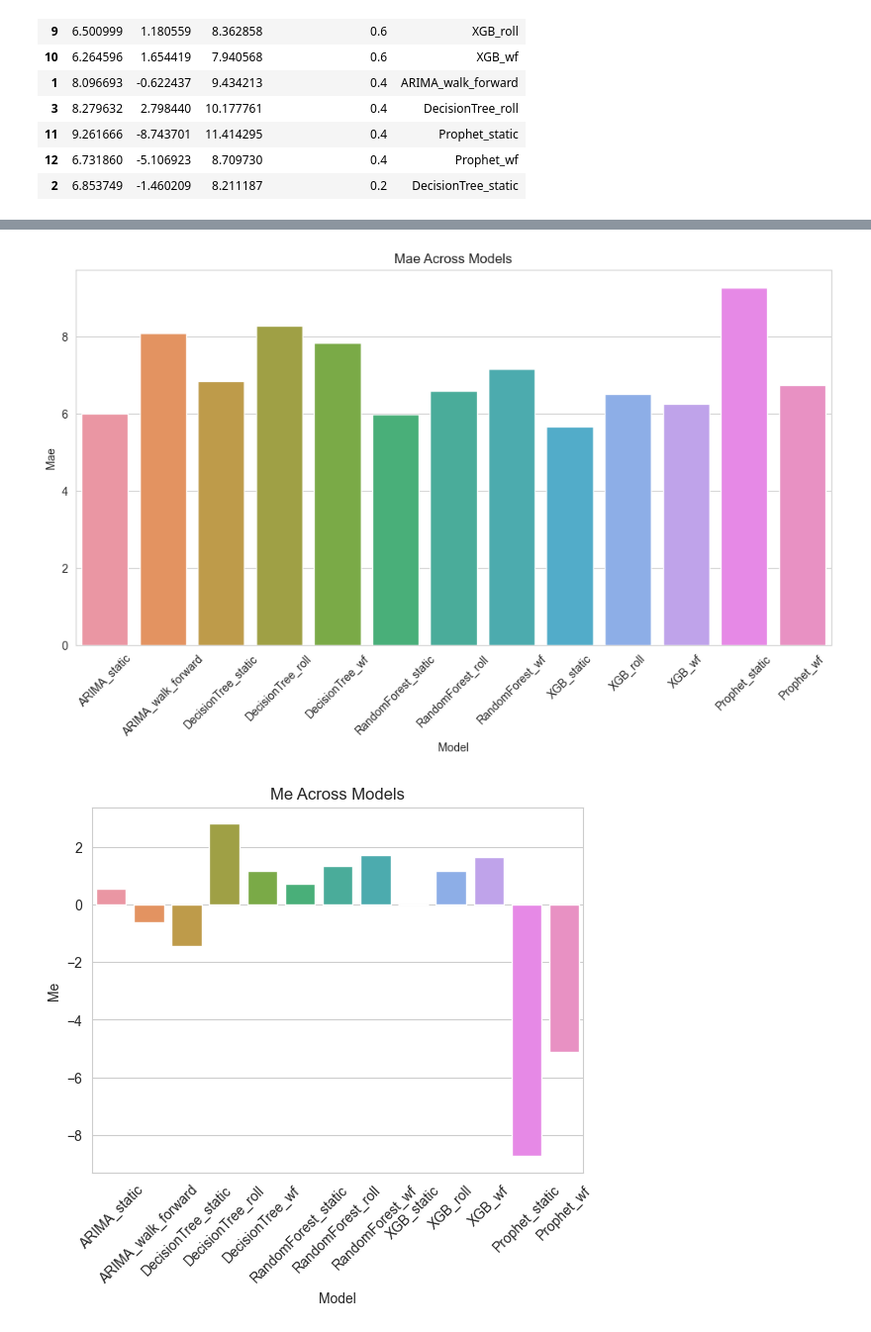
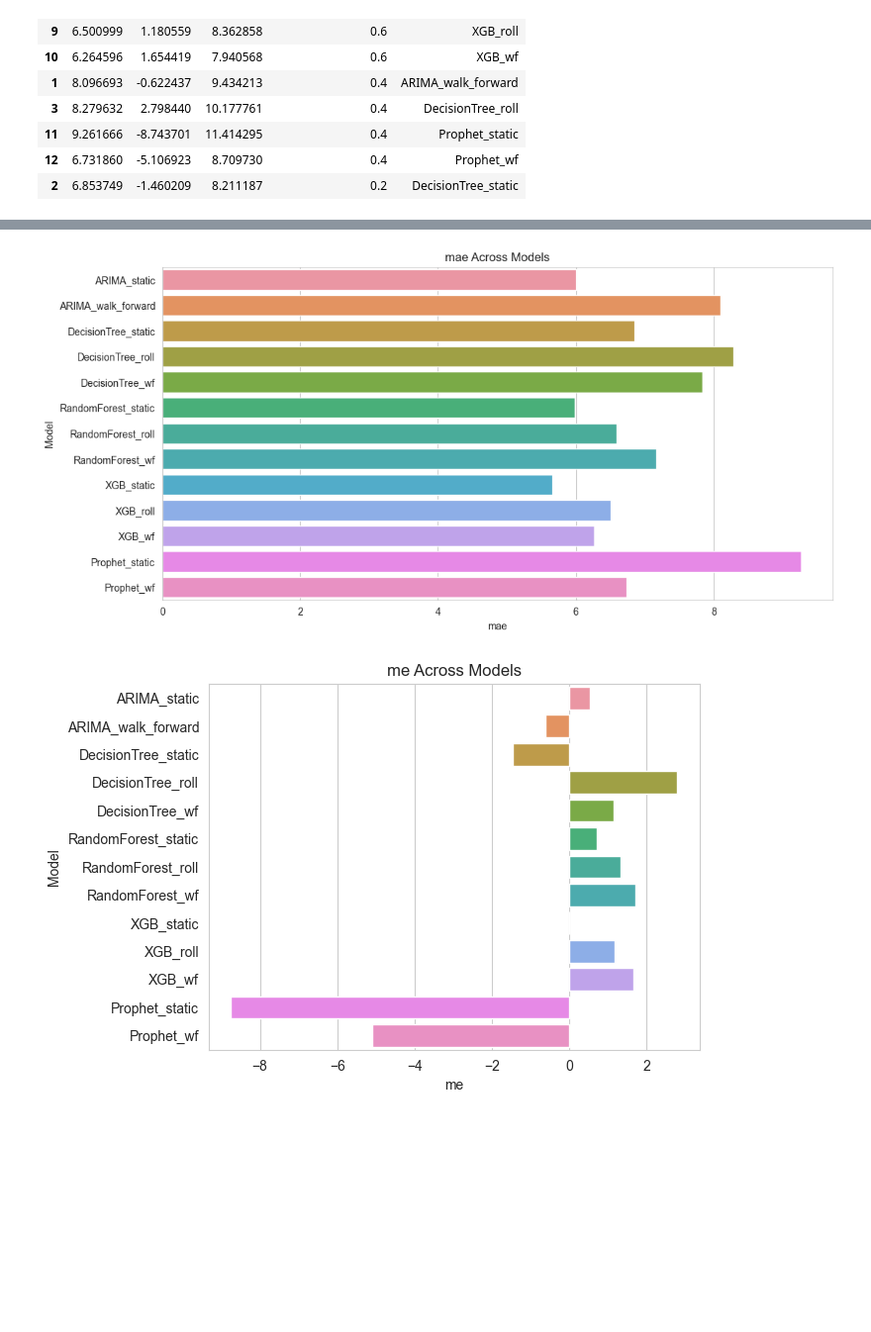
Before and after one commit to surajkarak/thesis, a Jupyter notebook: results.ipynb, the cells around one changed output, grey strips where cells are left out. Shown: that part at 99% size. Saved outputs shown, nothing was run; the diff lists cells and outputs as text; code cells hidden in the pictures; blank space fills up the shorter version.

```diff
--- a/results.ipynb
+++ b/results.ipynb
@@ -106,7 +104,7 @@ Prophet_wf['Model'] = 'Prophet_wf'
 # Concatenate the dataframes vertically
 combined_df = pd.concat([ARIMA_static, ARIMA_walk_forward, DecisionTree_static, DecisionTree_roll, DecisionTree_wf,
                          RandomForest_static, RandomForest_roll, RandomForest_wf, XGB_static, XGB_roll, XGB_wf,
-                         Prophet_static, Prophet_wf], ignore_index=True)
+                         Prophet_static, Prophet_wf])
 
 # Display the combined dataframe
 print(combined_df)
@@ -189,26 +160,22 @@ plt.show()
 # %%
 import seaborn as sns
 import matplotlib.pyplot as plt
-
-# Assuming combined_df is your DataFrame containing the model names and performance metrics
-# Replace 'Model' with the actual column name in your DataFrame
-# Replace 'mae', 'me', 'rmse', 'direction_accuracy' with the actual column names for the performance metrics
 
 # Set the style
 sns.set_style("whitegrid")
 
 # Plot
 plt.figure(figsize=(12, 6))
 
 # Loop through each metric
 for metric in ['mae', 'me', 'rmse', 'direction_accuracy']:
     # Plot the metric for each model
-    sns.barplot(data=combined_df, x='Model', y=metric)
-    plt.title(f'{metric.capitalize()} Across Models')
-    plt.xlabel('Model')
-    plt.ylabel(metric.capitalize())
-    plt.xticks(rotation=45)  # Rotate x-axis labels for better readability
+    sns.barplot(data=combined_df, x=metric, y='Model')
+    plt.title(f'{metric} Across Models')
+    plt.xlabel(metric)
+    plt.ylabel('Model')
+    # plt.xticks(rotation=45)  # Rotate x-axis labels for better readability
     plt.show()  # Show each plot separately
 # %% [output]
-[figure, old version]
+[figure, new version]
-[figure, old version]
+[figure, new version]
```
Also changed, not shown: parts of 8 cells of this notebook, 20 other files.
